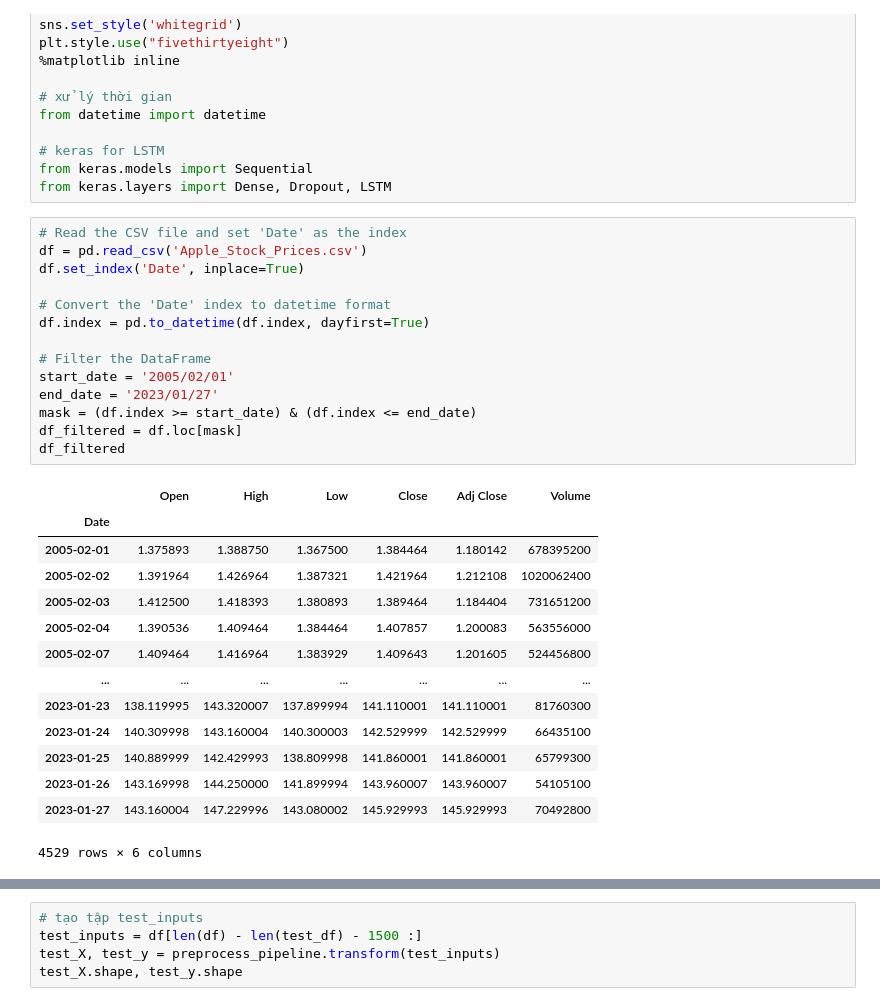
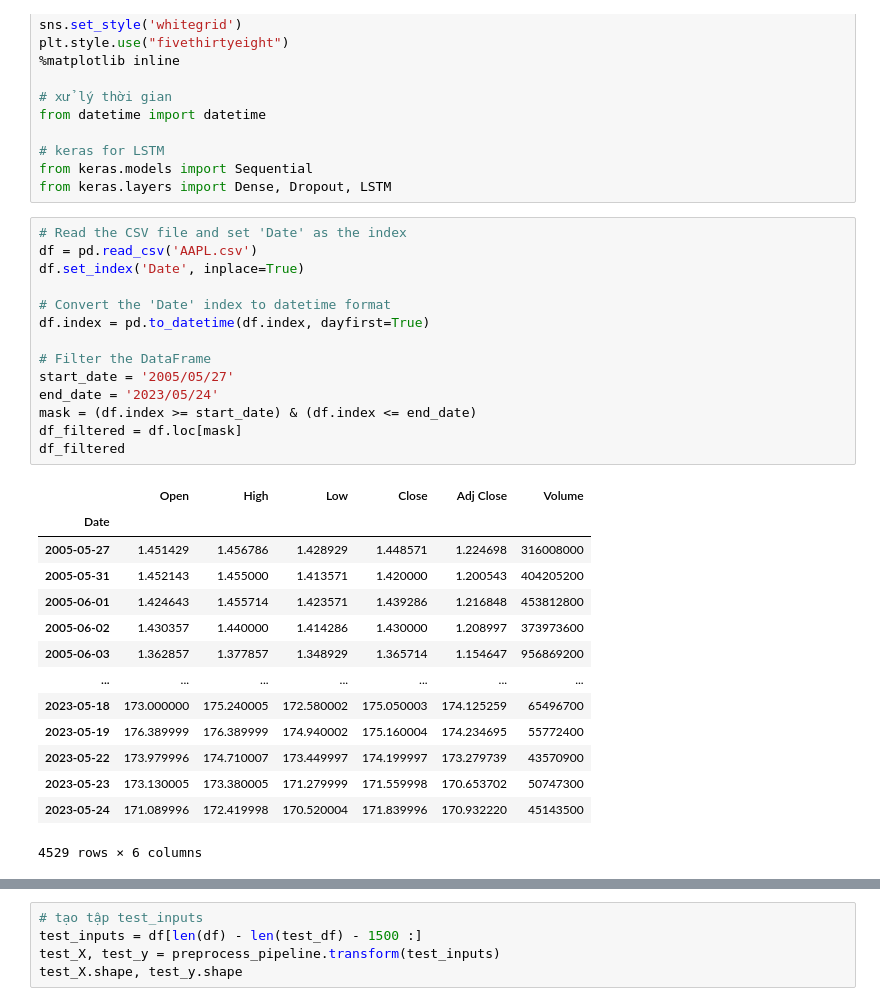
Before and after one commit to Trungnef/Machine-Learning, a Jupyter notebook: predict30Day.ipynb, the cells around one changed output, grey strips where cells are left out. Drawn from its saved outputs; the diff is of its cells as text.

```diff
--- a/predict30Day.ipynb
+++ b/predict30Day.ipynb
@@ -26,32 +26,32 @@ from keras.models import Sequential
 from keras.layers import Dense, Dropout, LSTM
 # %%
 # Read the CSV file and set 'Date' as the index
-df = pd.read_csv('Apple_Stock_Prices.csv')
+df = pd.read_csv('AAPL.csv')
 df.set_index('Date', inplace=True)
 
 # Convert the 'Date' index to datetime format
 df.index = pd.to_datetime(df.index, dayfirst=True)
 
 # Filter the DataFrame
-start_date = '2005/02/01'
-end_date = '2023/01/27'
+start_date = '2005/05/27'
+end_date = '2023/05/24'
 mask = (df.index >= start_date) & (df.index <= end_date)
 df_filtered = df.loc[mask]
 df_filtered
 # %% [output]
 |  | Open | High | Low | Close | Adj Close | Volume |
 | Date |  |  |  |  |  |  |
-| 2005-02-01 | 1.375893 | 1.388750 | 1.367500 | 1.384464 | 1.180142 | 678395200 |
-| 2005-02-02 | 1.391964 | 1.426964 | 1.387321 | 1.421964 | 1.212108 | 1020062400 |
-| 2005-02-03 | 1.412500 | 1.418393 | 1.380893 | 1.389464 | 1.184404 | 731651200 |
-| 2005-02-04 | 1.390536 | 1.409464 | 1.384464 | 1.407857 | 1.200083 | 563556000 |
-| 2005-02-07 | 1.409464 | 1.416964 | 1.383929 | 1.409643 | 1.201605 | 524456800 |
+| 2005-05-27 | 1.451429 | 1.456786 | 1.428929 | 1.448571 | 1.224698 | 316008000 |
+| 2005-05-31 | 1.452143 | 1.455000 | 1.413571 | 1.420000 | 1.200543 | 404205200 |
+| 2005-06-01 | 1.424643 | 1.455714 | 1.423571 | 1.439286 | 1.216848 | 453812800 |
+| 2005-06-02 | 1.430357 | 1.440000 | 1.414286 | 1.430000 | 1.208997 | 373973600 |
+| 2005-06-03 | 1.362857 | 1.377857 | 1.348929 | 1.365714 | 1.154647 | 956869200 |
 | ... | ... | ... | ... | ... | ... | ... |
-| 2023-01-23 | 138.119995 | 143.320007 | 137.899994 | 141.110001 | 141.110001 | 81760300 |
-| 2023-01-24 | 140.309998 | 143.160004 | 140.300003 | 142.529999 | 142.529999 | 66435100 |
-| 2023-01-25 | 140.889999 | 142.429993 | 138.809998 | 141.860001 | 141.860001 | 65799300 |
-| 2023-01-26 | 143.169998 | 144.250000 | 141.899994 | 143.960007 | 143.960007 | 54105100 |
-| 2023-01-27 | 143.160004 | 147.229996 | 143.080002 | 145.929993 | 145.929993 | 70492800 |
+| 2023-05-18 | 173.000000 | 175.240005 | 172.580002 | 175.050003 | 174.125259 | 65496700 |
+| 2023-05-19 | 176.389999 | 176.389999 | 174.940002 | 175.160004 | 174.234695 | 55772400 |
+| 2023-05-22 | 173.979996 | 174.710007 | 173.449997 | 174.199997 | 173.279739 | 43570900 |
+| 2023-05-23 | 173.130005 | 173.380005 | 171.279999 | 171.559998 | 170.653702 | 50747300 |
+| 2023-05-24 | 171.089996 | 172.419998 | 170.520004 | 171.839996 | 170.932220 | 45143500 |
 4529 rows × 6 columns
 # %%
 plt.figure(figsize=(16,8))
```
Also changed, not shown: parts of 12 cells of this notebook, 2 other files.
